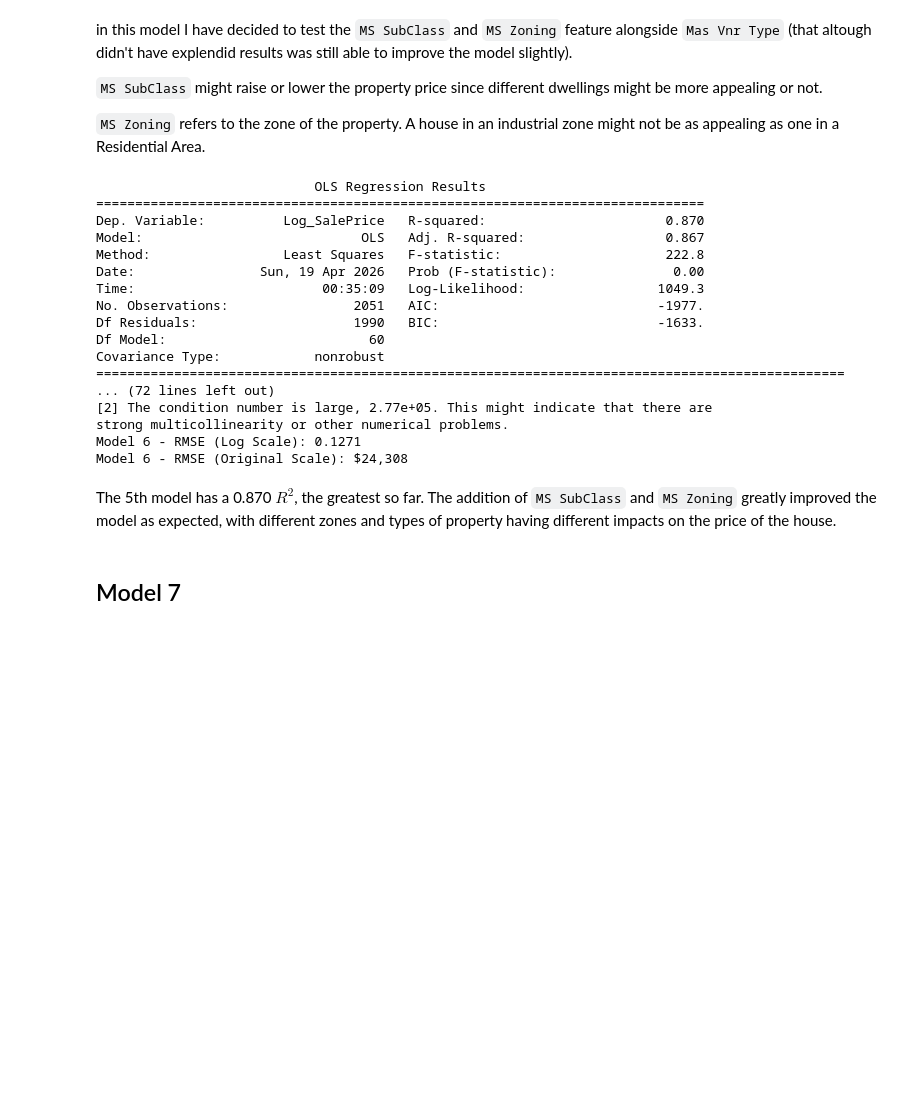
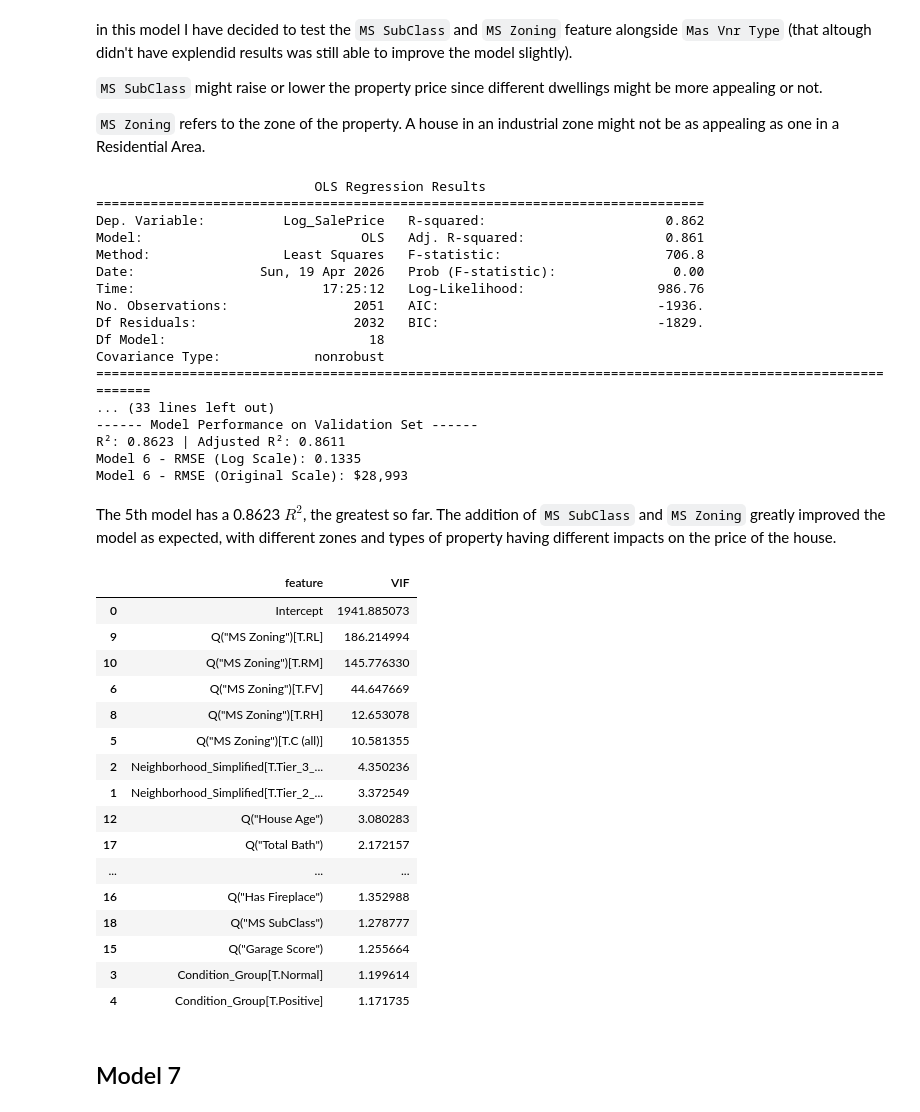
Before and after one commit to anabeatriz-mp/CienciaDeDadosAvancada, a Jupyter notebook: notebooks/AmesHousing/modeling.ipynb, the cells around one changed output. Cells and saved outputs as stored; diff of their text form; code cells hidden in the pictures; blank space fills up the shorter version.

```diff
--- a/notebooks/AmesHousing/modeling.ipynb
+++ b/notebooks/AmesHousing/modeling.ipynb
@@ -240,39 +320,57 @@ in this model I have decided to test the `MS SubClass` and `MS Zoning` feature a
 # %%
 formula6 = 'Log_SalePrice ~ Q("Overall Score")' \
                         ' + Q("House Age")' \
-                        ' + TotalSF' \
+                        ' + np.log(TotalSF)' \
                         ' + Q("Years Since Remodel") ' \
                         ' + Q("Garage Score")' \
-                        ' + Neighborhood' \
-                        ' + Q("Condition 1")' \
-                        ' + Q("Condition 2")' \
+                        ' + Neighborhood_Simplified' \
+                        ' + Condition_Group' \
                         ' + Q("Has Fireplace")' \
                         ' + Q("Total Bath")' \
-                        ' + Q("Mas Vnr Type")' \
                         ' + Q("MS SubClass")' \
                         ' + Q("MS Zoning")' \
 
-build_regression_model(formula6, train_df, val_df, model_number=6)
+model_linear6 = build_regression_model(formula6, train_df, val_df, model_number=6)
 # %% [output]
                             OLS Regression Results
 ==============================================================================
-Dep. Variable:          Log_SalePrice   R-squared:                       0.870
-Model:                            OLS   Adj. R-squared:                  0.867
-Method:                 Least Squares   F-statistic:                     222.8
+Dep. Variable:          Log_SalePrice   R-squared:                       0.862
+Model:                            OLS   Adj. R-squared:                  0.861
+Method:                 Least Squares   F-statistic:                     706.8
 Date:                Sun, 19 Apr 2026   Prob (F-statistic):               0.00
-Time:                        00:35:09   Log-Likelihood:                 1049.3
-No. Observations:                2051   AIC:                            -1977.
-Df Residuals:                    1990   BIC:                            -1633.
-Df Model:                          60
+Time:                        17:25:12   Log-Likelihood:                 986.76
+No. Observations:                2051   AIC:                            -1936.
+Df Residuals:                    2032   BIC:                            -1829.
+Df Model:                          18
 Covariance Type:            nonrobust
-================================================================================================
-... (72 lines left out)
-[2] The condition number is large, 2.77e+05. This might indicate that there are
-strong multicollinearity or other numerical problems.
-Model 6 - RMSE (Log Scale): 0.1271
-Model 6 - RMSE (Original Scale): $24,308
+============================================================================================================
+... (33 lines left out)
+------ Model Performance on Validation Set ------
+R²: 0.8623 | Adjusted R²: 0.8611
+Model 6 - RMSE (Log Scale): 0.1335
+Model 6 - RMSE (Original Scale): $28,993
 # %% [markdown]
-The 5th model has a 0.870 $R^2$, the greatest so far. The addition of `MS SubClass` and `MS Zoning` greatly improved the model as expected, with different zones and types of property having different impacts on the price of the house.
+The 5th model has a 0.8623 $R^2$, the greatest so far. The addition of `MS SubClass` and `MS Zoning` greatly improved the model as expected, with different zones and types of property having different impacts on the price of the house.
+# %%
+compute_vif(model_linear6, train_df)
+# %% [output]
+|  | feature | VIF |
+| 0 | Intercept | 1941.885073 |
+| 9 | Q("MS Zoning")[T.RL] | 186.214994 |
+| 10 | Q("MS Zoning")[T.RM] | 145.776330 |
+| 6 | Q("MS Zoning")[T.FV] | 44.647669 |
+| 8 | Q("MS Zoning")[T.RH] | 12.653078 |
+| 5 | Q("MS Zoning")[T.C (all)] | 10.581355 |
+| 2 | Neighborhood_Simplified[T.Tier_3_... | 4.350236 |
+| 1 | Neighborhood_Simplified[T.Tier_2_... | 3.372549 |
+| 12 | Q("House Age") | 3.080283 |
+| 17 | Q("Total Bath") | 2.172157 |
+| ... | ... | ... |
+| 16 | Q("Has Fireplace") | 1.352988 |
+| 18 | Q("MS SubClass") | 1.278777 |
+| 15 | Q("Garage Score") | 1.255664 |
+| 3 | Condition_Group[T.Normal] | 1.199614 |
+| 4 | Condition_Group[T.Positive] | 1.171735 |
 # %% [markdown]
 ## Model 7
 # %% [markdown]
```
Also changed, not shown: parts of 53 cells of this notebook, 1 other file.
